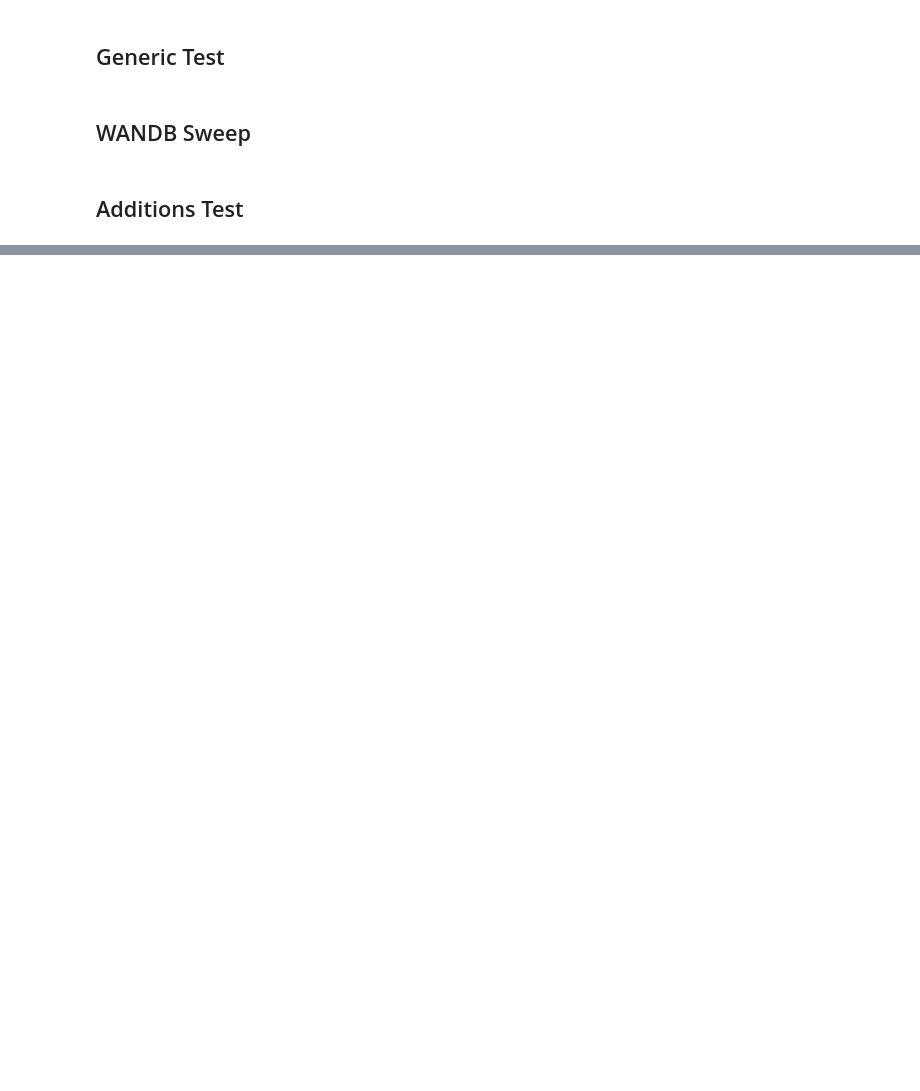
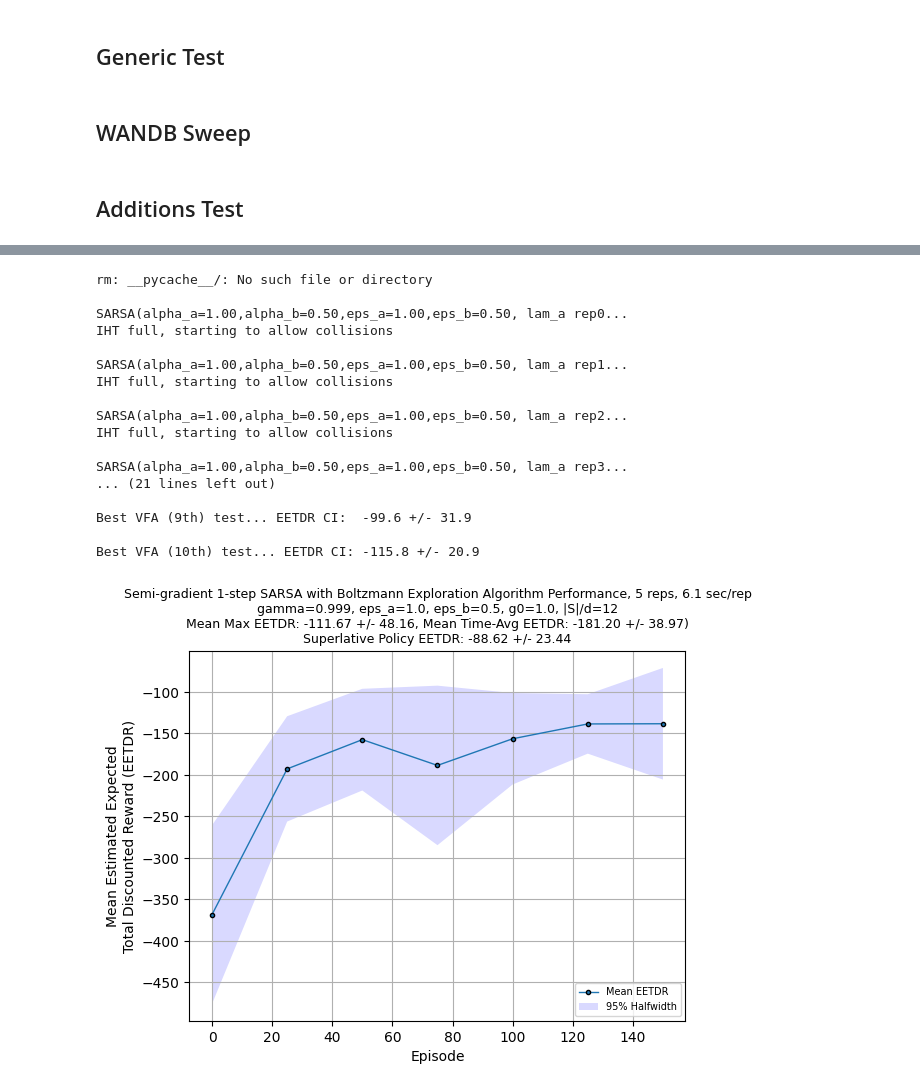
Before and after one commit to bhosley/Schoolwork, a Jupyter notebook: 2024Q2 - Reinforcement Learning/Project/src/project.ipynb, the cells around one changed output, grey strips where cells are left out. Cells and saved outputs as stored; diff of their text form; code cells hidden in the pictures; blank space fills up the shorter version.

```diff
--- a/2024Q2 - Reinforcement Learning/Project/src/project.ipynb
+++ b/2024Q2 - Reinforcement Learning/Project/src/project.ipynb
@@ -155,0 +174,58 @@ sgsb.train(num_replications=5, num_episodes=100)
+# %%
+from LambdaSARSA import LambdaSARSA
+
+import numpy as np
+!rm -r __pycache__/
+
+class LambdaSARSA_boltzmann(LambdaSARSA):
+    name = "SARSA (lambda) with linear tile coding VFA scheme and Boltzmann Exploration"
+
+    def __init__(self, env, n=1, **kwargs) -> None:
+        super().__init__(env, **kwargs)
+        self.algorithm_name = self.name
+        self.tau            = kwargs.get('tau',2.0)
+        self._tau_          = self.tau
+        self.cooling_rate   = kwargs.get('cooling_rate',0.000001)
+
+
+    #@override(SemiGradSARSA) # Needs Python >3.12
+    def get_action(self, state, policy, epsilon=0) -> int:
+        w, iht = policy
+        Qvals = np.array([self.Qbar(state,a,w,iht) for a in range(self.num_actions)])
+        exp_q = np.clip(np.exp(Qvals / self.tau), 1e-10, 1e10)
+        self.tau = self.tau * (1-self.cooling_rate) # Apply Cooling
+        probabilities = exp_q / np.sum(exp_q)
+        action = np.random.choice(range(self.num_actions), p=probabilities)
+        return action
+
+    #@override(MDPBase) # Needs Python >3.12
+    def end_episode_callbacks(self) -> None:
+        self.tau = self._tau_
+
+
+import gymnasium as gym
+env = gym.make('LunarLander-v2')
+lsb = LambdaSARSA_boltzmann(env)
+lsb.train(num_replications=5, num_episodes=150)
+#lsb.get_results()
+lsb.show_results()
+#lsb.display_best_policy()
+# %% [output]
+rm: __pycache__/: No such file or directory
+
+SARSA(alpha_a=1.00,alpha_b=0.50,eps_a=1.00,eps_b=0.50, lam_a rep0...
+IHT full, starting to allow collisions
+
+SARSA(alpha_a=1.00,alpha_b=0.50,eps_a=1.00,eps_b=0.50, lam_a rep1...
+IHT full, starting to allow collisions
+
+SARSA(alpha_a=1.00,alpha_b=0.50,eps_a=1.00,eps_b=0.50, lam_a rep2...
+IHT full, starting to allow collisions
+
+SARSA(alpha_a=1.00,alpha_b=0.50,eps_a=1.00,eps_b=0.50, lam_a rep3...
+... (21 lines left out)
+
+Best VFA (9th) test... EETDR CI:  -99.6 +/- 31.9
+
+Best VFA (10th) test... EETDR CI: -115.8 +/- 20.9
+[figure, added]
```
Also changed, not shown: parts of 2 cells of this notebook, 5 other files.
